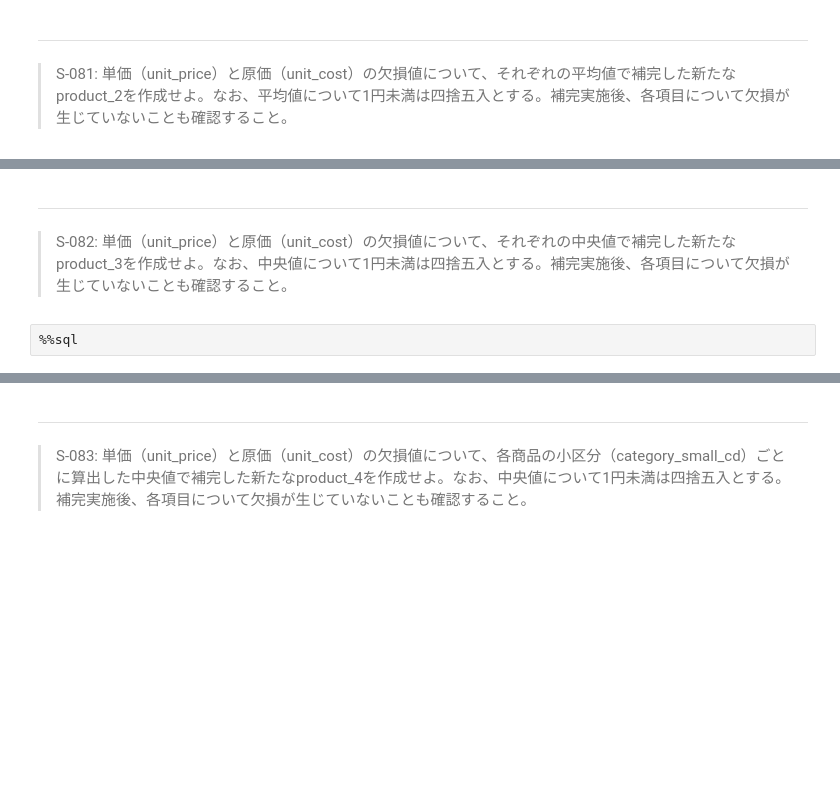
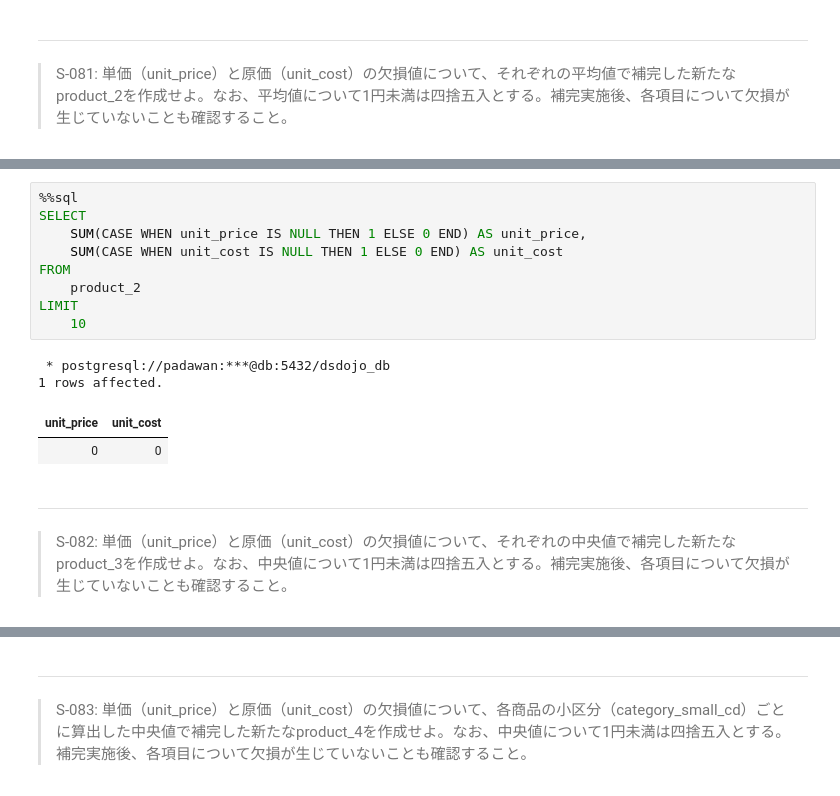
Before and after one commit to Toma0916/100knocks-preprocess, a Jupyter notebook: docker/work/preprocess_knock_SQL.ipynb, the cells around one changed output, grey strips where cells are left out. Cells and saved outputs as stored; diff of their text form; blank space fills up the shorter version.

```diff
--- a/docker/work/preprocess_knock_SQL.ipynb
+++ b/docker/work/preprocess_knock_SQL.ipynb
@@ -2168,5 +2192,17 @@ Done.
+# %%
+%%sql
+SELECT
+    SUM(CASE WHEN unit_price IS NULL THEN 1 ELSE 0 END) AS unit_price,
+    SUM(CASE WHEN unit_cost IS NULL THEN 1 ELSE 0 END) AS unit_cost
+FROM
+    product_2
+LIMIT
+    10
+# %% [output]
+ * postgresql://padawan:***@db:5432/dsdojo_db
+1 rows affected.
+| unit_price | unit_cost |
+| 0 | 0 |
 # %% [markdown]
 ---
 > S-082:  単価（unit_price）と原価（unit_cost）の欠損値について、それぞれの中央値で補完した新たなproduct_3を作成せよ。なお、中央値について1円未満は四捨五入とする。補完実施後、各項目について欠損が生じていないことも確認すること。
-# %%
-%%sql
```
Also changed, not shown: parts of 6 cells of this notebook.
